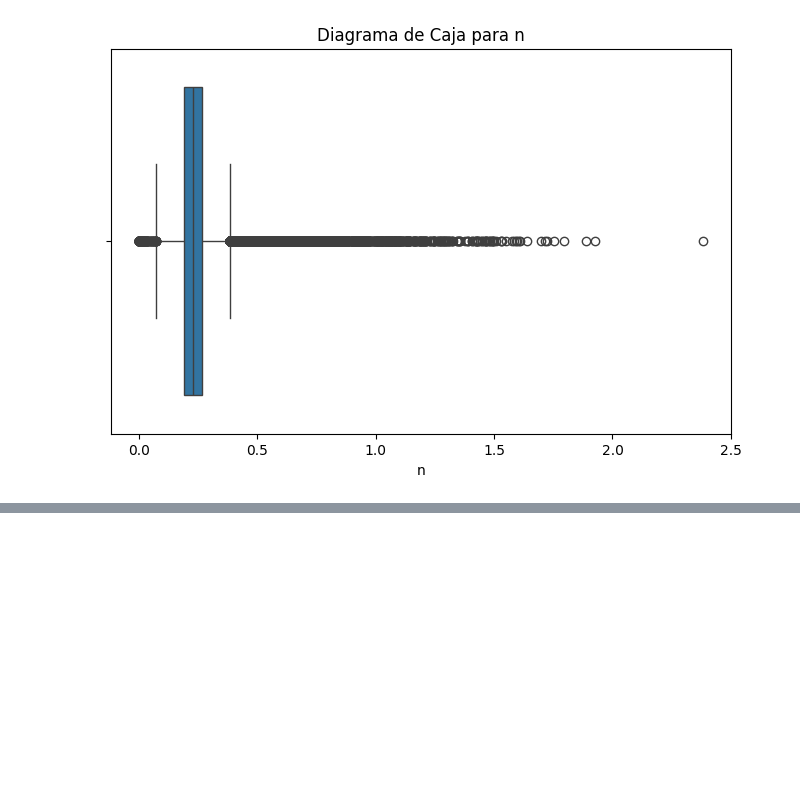
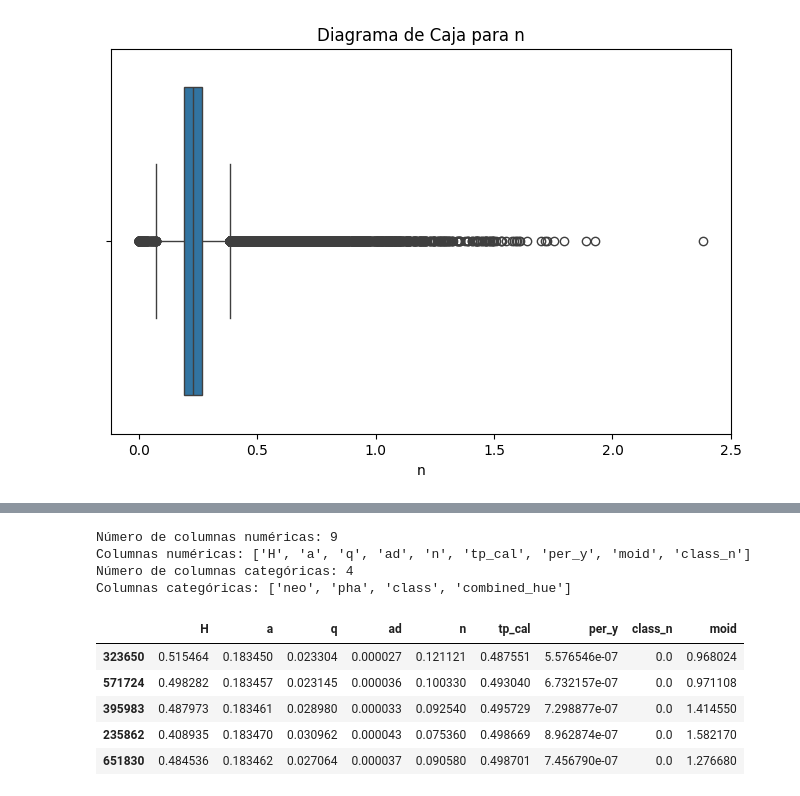
Before and after one commit to PazReumante/asteroid_prediction, a Jupyter notebook: Project/explore_base.ipynb, the cells around one changed output, grey strips where cells are left out. Saved outputs shown, nothing was run; the diff lists cells and outputs as text; code cells hidden in the pictures; blank space fills up the shorter version.

Commit message:
EDA completo hasta escalado

```diff
--- a/Project/explore_base.ipynb
+++ b/Project/explore_base.ipynb
@@ -550,12 +721,39 @@ Valores límite inferior y superior para n: 0.07280757125599227, 0.3838140870747
+# %%
+# Contabilización de columnas numéricas y categóricas después de eliminar columnas por valores faltantes
+# Identificar columnas numéricas
+numeric_columns = sample_total_data.select_dtypes(include=['float64','int64']).columns.tolist()
+
+# Identificar columnas categóricas
+categorical_columns = sample_total_data.select_dtypes(include=['object', 'category']).columns.tolist()
+
+# Imprimir los resultados
+print(f'Número de columnas numéricas: {len(numeric_columns)}')
+print('Columnas numéricas:', numeric_columns)
+
+print(f'Número de columnas categóricas: {len(categorical_columns)}')
+print('Columnas categóricas:', categorical_columns)
+# %% [output]
+Número de columnas numéricas: 9
+Columnas numéricas: ['H', 'a', 'q', 'ad', 'n', 'tp_cal', 'per_y', 'moid', 'class_n']
+Número de columnas categóricas: 4
+Columnas categóricas: ['neo', 'pha', 'class', 'combined_hue']
 # %%
+# Escalado de valores
 from sklearn.preprocessing import MinMaxScaler
 
-num_variables = ['epoch_mjd', 'e', 'a', 'q', 'i', 'om', 'w', 'ma', 'ad', 'n', 'tp', 'tp_cal', 'per', 'per_y', 'moid', 'moid_ld']
+num_variables = ['H', 'a', 'q', 'ad', 'n', 'tp_cal', 'per_y', 'class_n']
 scaler = MinMaxScaler()
 scal_features = scaler.fit_transform(sample_total_data[num_variables])
 df_scal = pd.DataFrame(scal_features, index = sample_total_data.index, columns = num_variables)
 df_scal["moid"] = sample_total_data["moid"]
 df_scal.head()
+# %% [output]
+|  | H | a | q | ad | n | tp_cal | per_y | class_n | moid |
+| 323650 | 0.515464 | 0.183450 | 0.023304 | 0.000027 | 0.121121 | 0.487551 | 5.576546e-07 | 0.0 | 0.968024 |
+| 571724 | 0.498282 | 0.183457 | 0.023145 | 0.000036 | 0.100330 | 0.493040 | 6.732157e-07 | 0.0 | 0.971108 |
+| 395983 | 0.487973 | 0.183461 | 0.028980 | 0.000033 | 0.092540 | 0.495729 | 7.298877e-07 | 0.0 | 1.414550 |
+| 235862 | 0.408935 | 0.183470 | 0.030962 | 0.000043 | 0.075360 | 0.498669 | 8.962874e-07 | 0.0 | 1.582170 |
+| 651830 | 0.484536 | 0.183462 | 0.027064 | 0.000037 | 0.090580 | 0.498701 | 7.456790e-07 | 0.0 | 1.276680 |
 # %%
 from sklearn.feature_selection import chi2, SelectKBest
 from sklearn.model_selection import train_test_split
```
Also changed, not shown: parts of 29 cells of this notebook, 1 other file.
